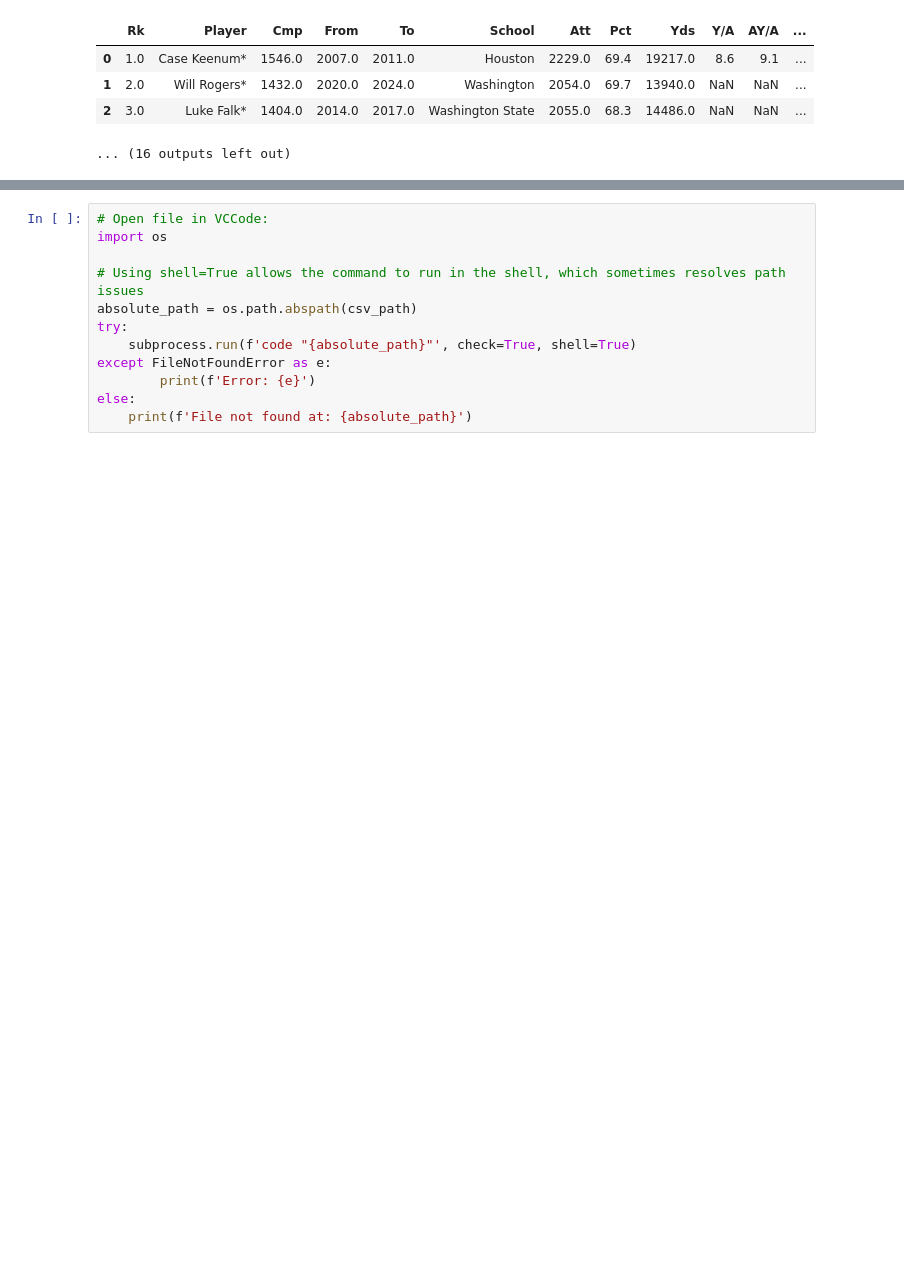
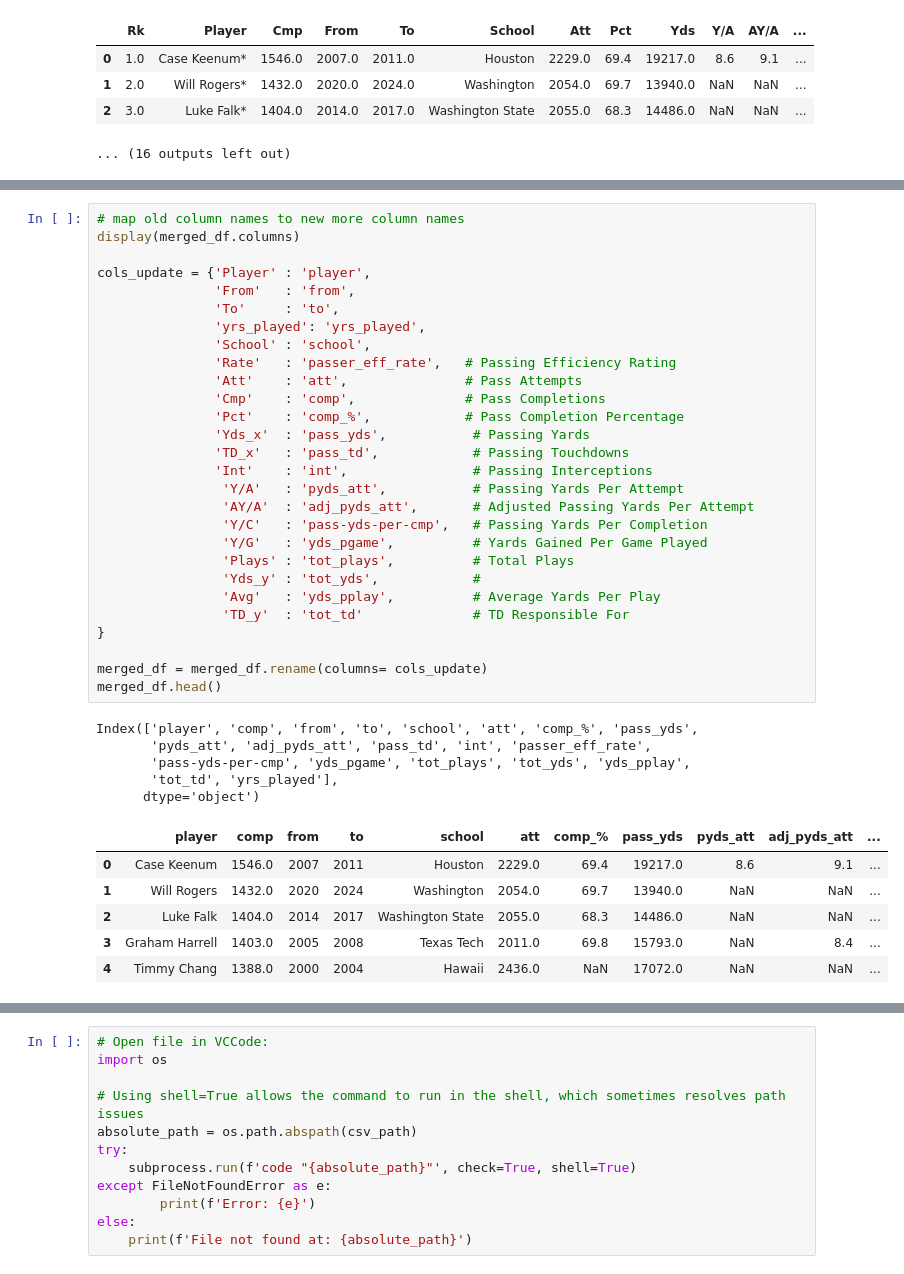
Before and after one commit to willablackmon/nfl_quarterback_draft, a Jupyter notebook: data_sourcing/cfb_ref_stats.ipynb, the cells around one changed output, grey strips where cells are left out. Cells and saved outputs as stored; diff of their text form; blank space fills up the shorter version.

```diff
--- a/data_sourcing/cfb_ref_stats.ipynb
+++ b/data_sourcing/cfb_ref_stats.ipynb
@@ -545,0 +436,40 @@ career_stats_df.head()
+# %%
+# map old column names to new more column names
+display(merged_df.columns)
+
+cols_update = {'Player' : 'player',
+               'From'   : 'from',
+               'To'     : 'to',
+               'yrs_played': 'yrs_played',
+               'School' : 'school',
+               'Rate'   : 'passer_eff_rate',   # Passing Efficiency Rating
+               'Att'    : 'att',               # Pass Attempts
+               'Cmp'    : 'comp',              # Pass Completions
+               'Pct'    : 'comp_%',            # Pass Completion Percentage
+               'Yds_x'  : 'pass_yds',           # Passing Yards
+               'TD_x'   : 'pass_td',            # Passing Touchdowns
+               'Int'    : 'int',                # Passing Interceptions
+                'Y/A'   : 'pyds_att',           # Passing Yards Per Attempt
+                'AY/A'  : 'adj_pyds_att',       # Adjusted Passing Yards Per Attempt
+                'Y/C'   : 'pass-yds-per-cmp',   # Passing Yards Per Completion
+                'Y/G'   : 'yds_pgame',          # Yards Gained Per Game Played
+                'Plays' : 'tot_plays',          # Total Plays
+                'Yds_y' : 'tot_yds',            #
+                'Avg'   : 'yds_pplay',          # Average Yards Per Play
+                'TD_y'  : 'tot_td'              # TD Responsible For
+}
+
+merged_df = merged_df.rename(columns= cols_update)
+merged_df.head()
+# %% [output]
+Index(['player', 'comp', 'from', 'to', 'school', 'att', 'comp_%', 'pass_yds',
+       'pyds_att', 'adj_pyds_att', 'pass_td', 'int', 'passer_eff_rate',
+       'pass-yds-per-cmp', 'yds_pgame', 'tot_plays', 'tot_yds', 'yds_pplay',
+       'tot_td', 'yrs_played'],
+      dtype='object')
+|  | player | comp | from | to | school | att | comp_% | pass_yds | pyds_att | adj_pyds_att | ... |
+| 0 | Case Keenum | 1546.0 | 2007 | 2011 | Houston | 2229.0 | 69.4 | 19217.0 | 8.6 | 9.1 | ... |
+| 1 | Will Rogers | 1432.0 | 2020 | 2024 | Washington | 2054.0 | 69.7 | 13940.0 | NaN | NaN | ... |
+| 2 | Luke Falk | 1404.0 | 2014 | 2017 | Washington State | 2055.0 | 68.3 | 14486.0 | NaN | NaN | ... |
+| 3 | Graham Harrell | 1403.0 | 2005 | 2008 | Texas Tech | 2011.0 | 69.8 | 15793.0 | NaN | 8.4 | ... |
+| 4 | Timmy Chang | 1388.0 | 2000 | 2004 | Hawaii | 2436.0 | NaN | 17072.0 | NaN | NaN | ... |
```
Also changed, not shown: parts of 15 cells of this notebook, 2 other files.
